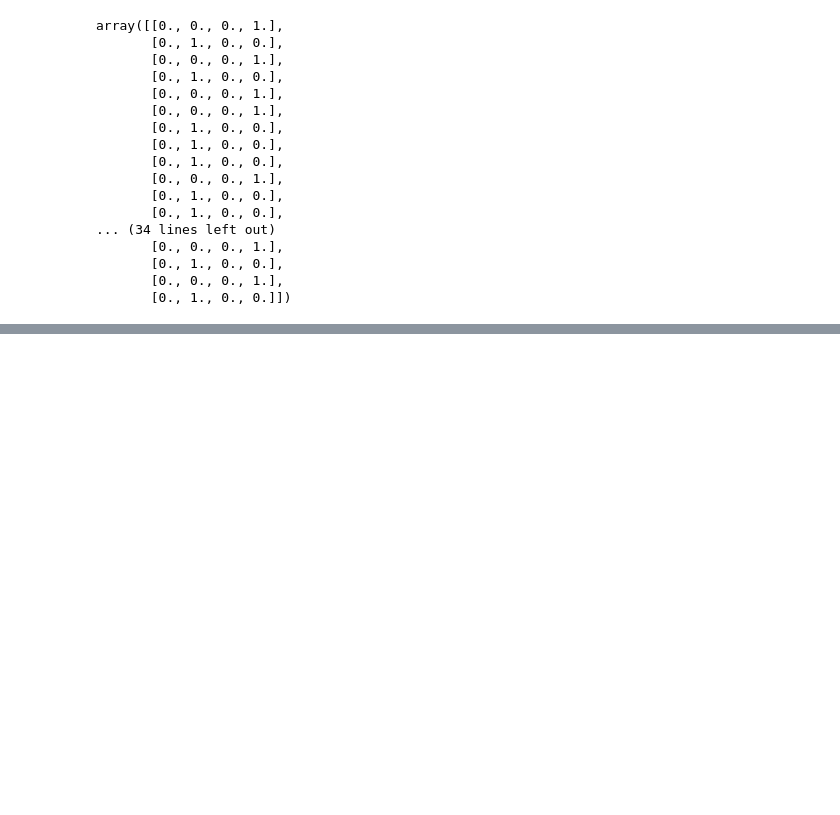
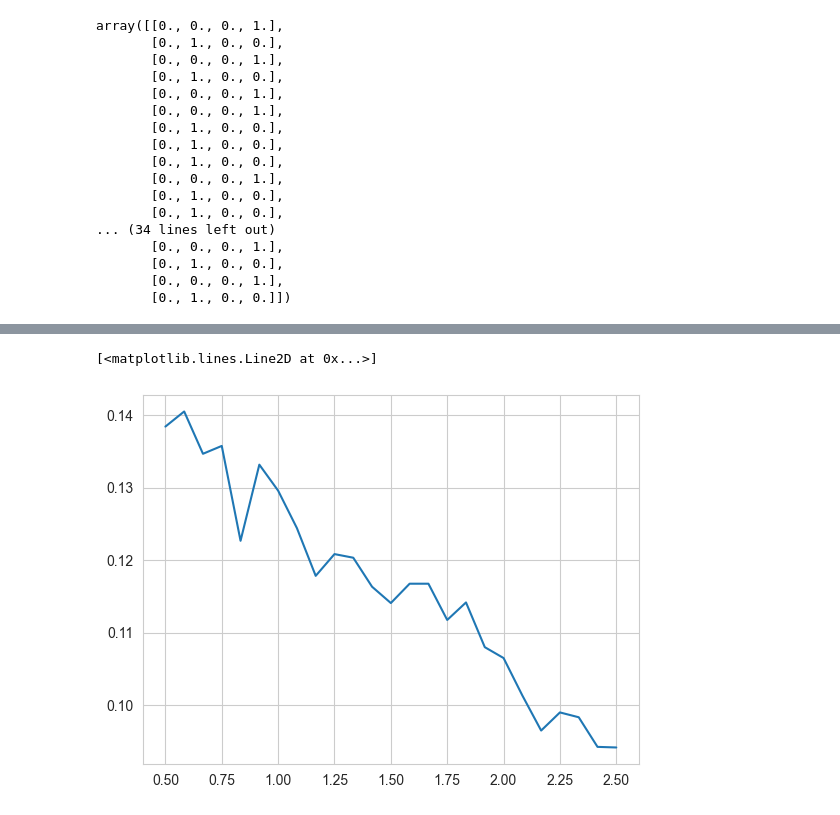
Before and after one commit to alexdaiii/spaceships-database, a Jupyter notebook: src/scratch/plot_pdf.ipynb, the cells around one changed output, grey strips where cells are left out. Cells and saved outputs as stored; diff of their text form; code cells hidden in the pictures; blank space fills up the shorter version.

```diff
--- a/src/scratch/plot_pdf.ipynb
+++ b/src/scratch/plot_pdf.ipynb
@@ -365,0 +507,7 @@ array([[0., 0., 0., 1.],
+# %%
+# basically - there is a linear relationship between hyperlane density and the number of vertices with 1 edge
+infos_pct = [np.sum(i == 1) / len(i) for i in infos]
+plt.plot(densities, infos_pct)
+# %% [output]
+[<matplotlib.lines.Line2D at 0x...>]
+[figure, added]
```
Also changed, not shown: parts of 7 cells of this notebook, 5 other files.
